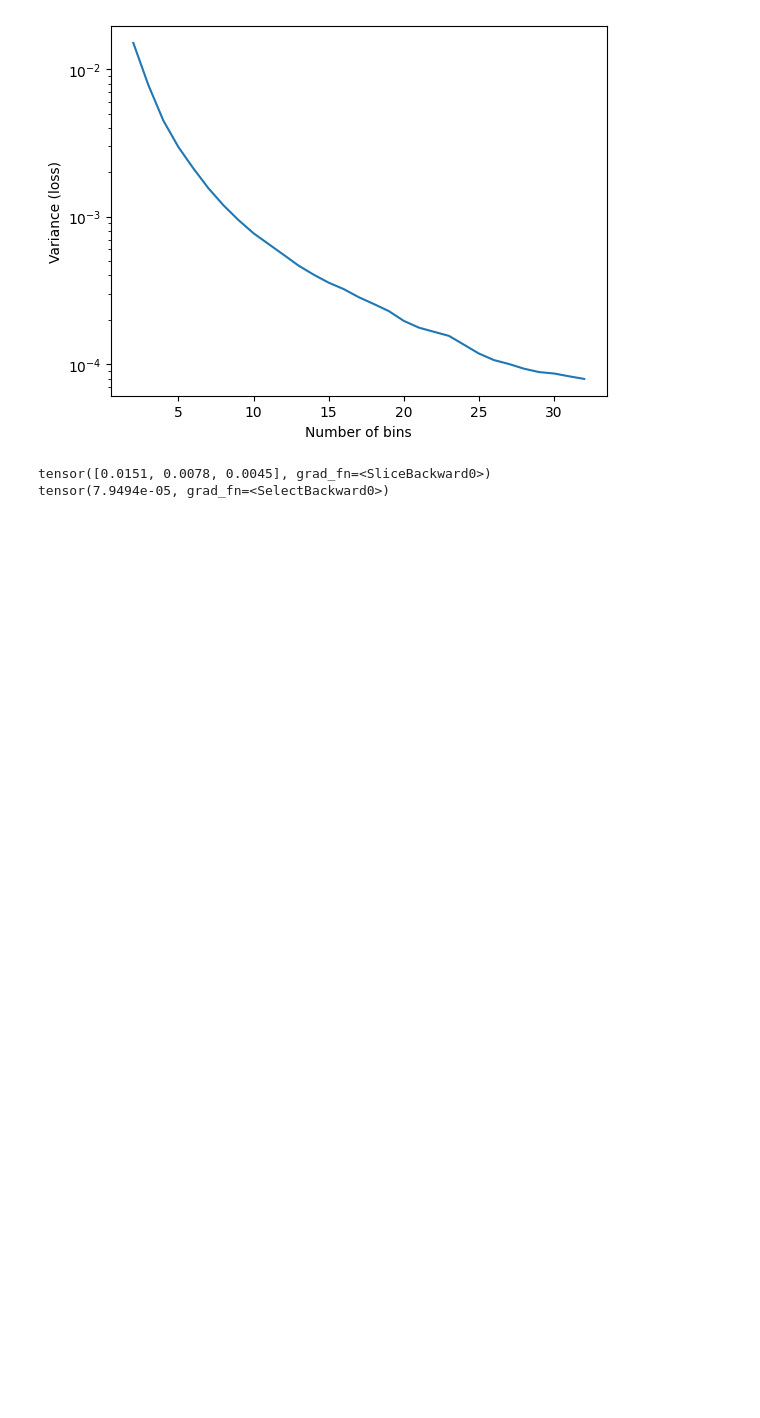
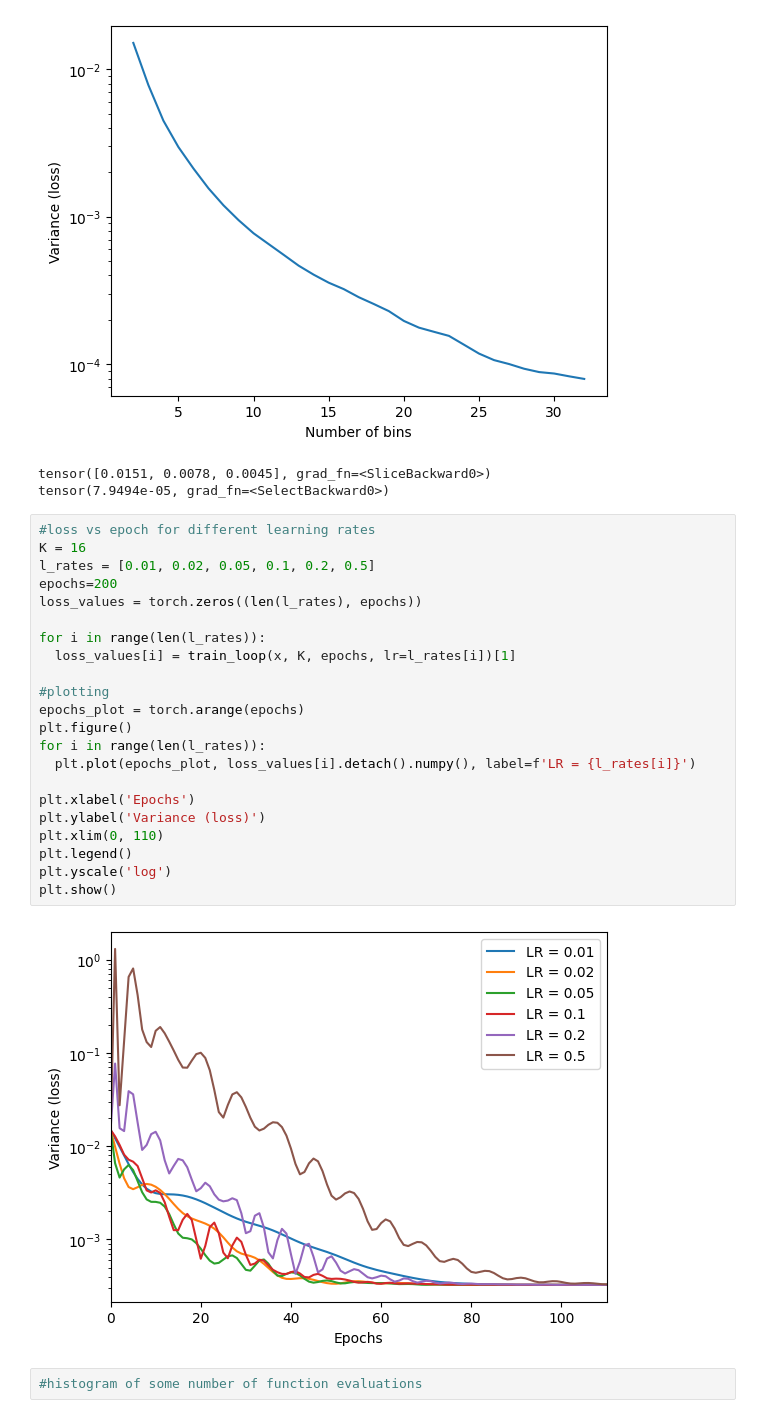
Before and after one commit to alracey/level4-project, a Jupyter notebook: piecewise_linear_pytorch.ipynb, the cells around one changed output. Cells and saved outputs as stored; diff of their text form; blank space fills up the shorter version.

```diff
--- a/piecewise_linear_pytorch.ipynb
+++ b/piecewise_linear_pytorch.ipynb
@@ -346,3 +319,29 @@ print(vars[-1])     #check accuracy
 [figure]
 tensor([0.0151, 0.0078, 0.0045], grad_fn=<SliceBackward0>)
 tensor(7.9494e-05, grad_fn=<SelectBackward0>)
+# %%
+#loss vs epoch for different learning rates
+K = 16
+l_rates = [0.01, 0.02, 0.05, 0.1, 0.2, 0.5]
+epochs=200
+loss_values = torch.zeros((len(l_rates), epochs))
+
+for i in range(len(l_rates)):
+  loss_values[i] = train_loop(x, K, epochs, lr=l_rates[i])[1]
+
+#plotting
+epochs_plot = torch.arange(epochs)
+plt.figure()
+for i in range(len(l_rates)):
+  plt.plot(epochs_plot, loss_values[i].detach().numpy(), label=f'LR = {l_rates[i]}')
+
+plt.xlabel('Epochs')
+plt.ylabel('Variance (loss)')
+plt.xlim(0, 110)
+plt.legend()
+plt.yscale('log')
+plt.show()
+# %% [output]
+[figure, added]
+# %%
+#histogram of some number of function evaluations
```
Also changed, not shown: parts of 17 cells of this notebook.
